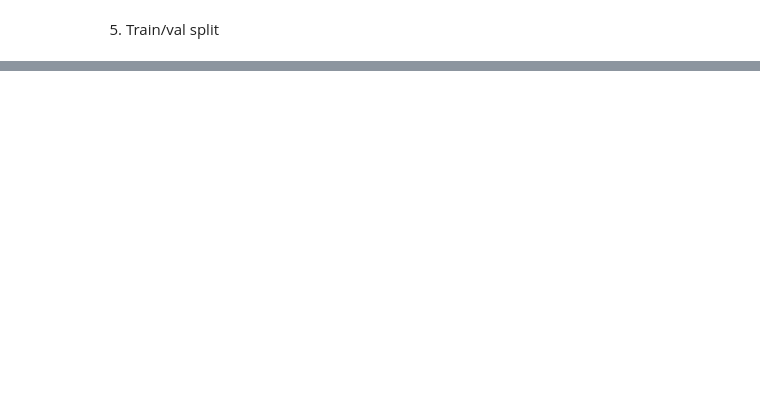
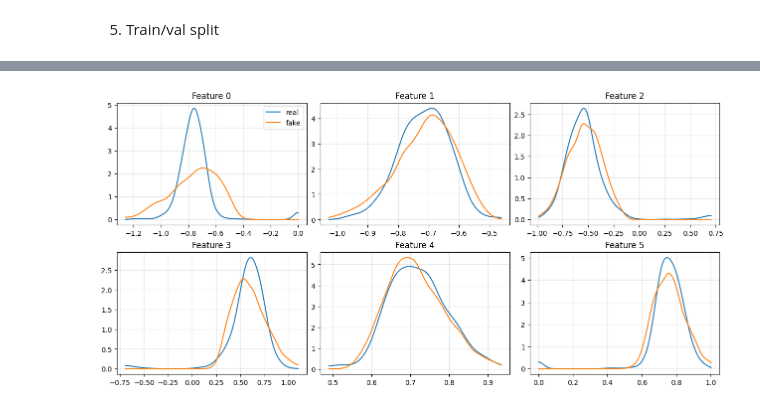
Before and after one commit to MassilGG/deep-lob-gan, a Jupyter notebook: DeepLearning.ipynb, the cells around one changed output, grey strips where cells are left out. Drawn from its saved outputs; the diff is of its cells as text; code cells hidden in the pictures; blank space fills up the shorter version.

```diff
--- a/DeepLearning.ipynb
+++ b/DeepLearning.ipynb
@@ -265,0 +557,26 @@ val_loader   = DataLoader(LobTransitionDataset(Xva, Yva), batch_size=BATCH_SIZE,
+# %%
+from scipy.stats import gaussian_kde
+
+def plot_kde_overlay(real, fake, j, ax):
+    r = real[:, j]
+    f = fake[:, j]
+    lo = np.percentile(np.concatenate([r, f]), 0.5)
+    hi = np.percentile(np.concatenate([r, f]), 99.5)
+    xs = np.linspace(lo, hi, 400)
+
+    kr = gaussian_kde(r)
+    kf = gaussian_kde(f)
+
+    ax.plot(xs, kr(xs), label="real")
+    ax.plot(xs, kf(xs), label="fake")
+    ax.set_title(f"Feature {j}")
+    ax.grid(True, alpha=0.3)
+
+fig, axs = plt.subplots(2, LEVELS, figsize=(4.2*LEVELS, 6), constrained_layout=True)
+axs = axs.ravel()
+for j in range(2*LEVELS):
+    plot_kde_overlay(real_va, fake_va, j, axs[j])
+axs[0].legend()
+plt.show()
+# %% [output]
+[figure, added]
```
Also changed, not shown: parts of 30 cells of this notebook.
